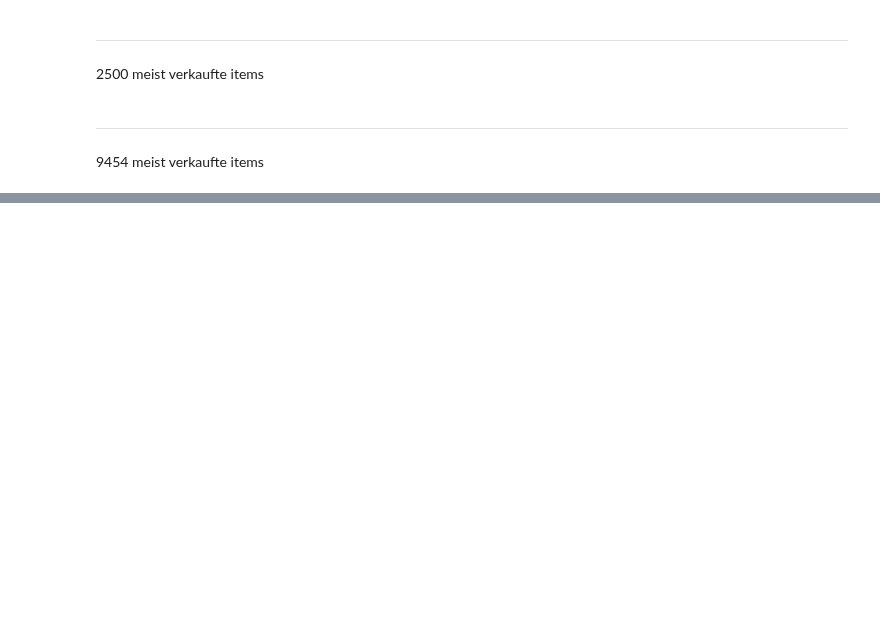
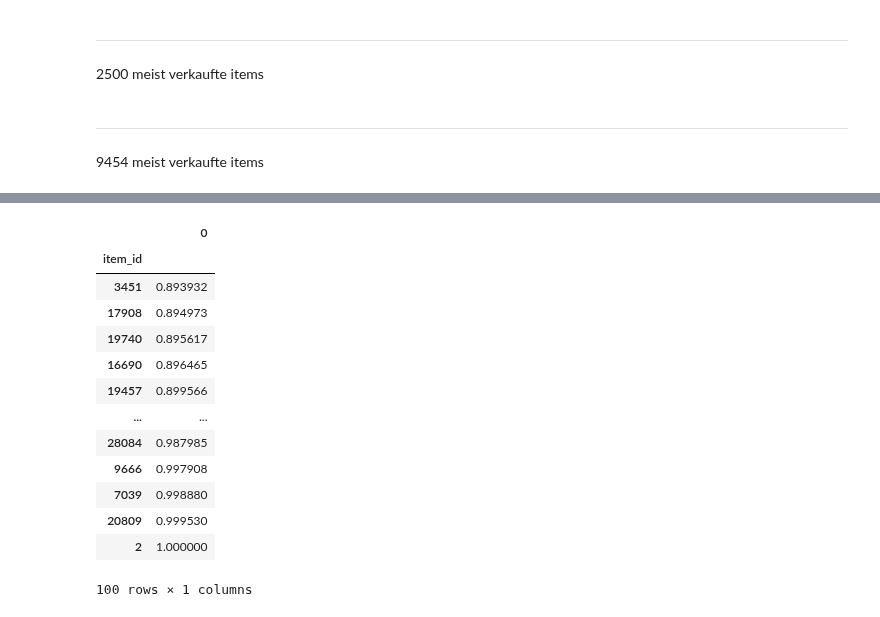
Before and after one commit to Ananassio/Data-Science_lab, a Jupyter notebook: Project/Data.ipynb, the cells around one changed output, grey strips where cells are left out. Drawn from its saved outputs; the diff is of its cells as text; code cells hidden in the pictures; blank space fills up the shorter version.

```diff
--- a/Project/Data.ipynb
+++ b/Project/Data.ipynb
@@ -1088,0 +1157,34 @@ mbi9454_pred.to_csv('mbi9454_pred.csv')
+# %%
+from scipy.spatial import distance
+
+
+temp  = [0 for a in range(len(np.array(feature_pivtable)))]
+q = np.array(feature_pivtable[feature_pivtable.index==2])
+q = q/np.linalg.norm(q)
+ii = 0
+for i in np.array(feature_pivtable.index):
+  w = np.array(feature_pivtable[feature_pivtable.index==i])
+  w = w/np.linalg.norm(w)
+  temp[ii] = 1 - distance.cosine(q,w)
+  ii = ii+1
+# %%
+temp = pd.DataFrame(temp)
+temp['item_id'] = features['item_id'].unique()
+temp = temp.set_index('item_id')
+# %%
+temp.sort_values(by=0).tail(100)
+# %% [output]
+|  | 0 |
+| item_id |  |
+| 3451 | 0.893932 |
+| 17908 | 0.894973 |
+| 19740 | 0.895617 |
+| 16690 | 0.896465 |
+| 19457 | 0.899566 |
+| ... | ... |
+| 28084 | 0.987985 |
+| 9666 | 0.997908 |
+| 7039 | 0.998880 |
+| 20809 | 0.999530 |
+| 2 | 1.000000 |
+100 rows × 1 columns
```
Also changed, not shown: parts of 10 cells of this notebook.
